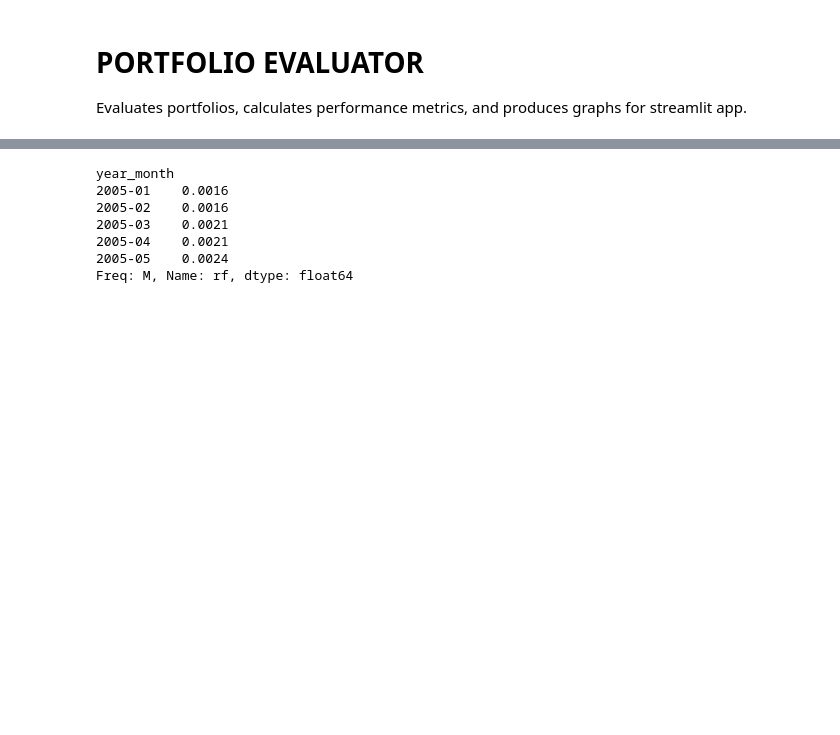
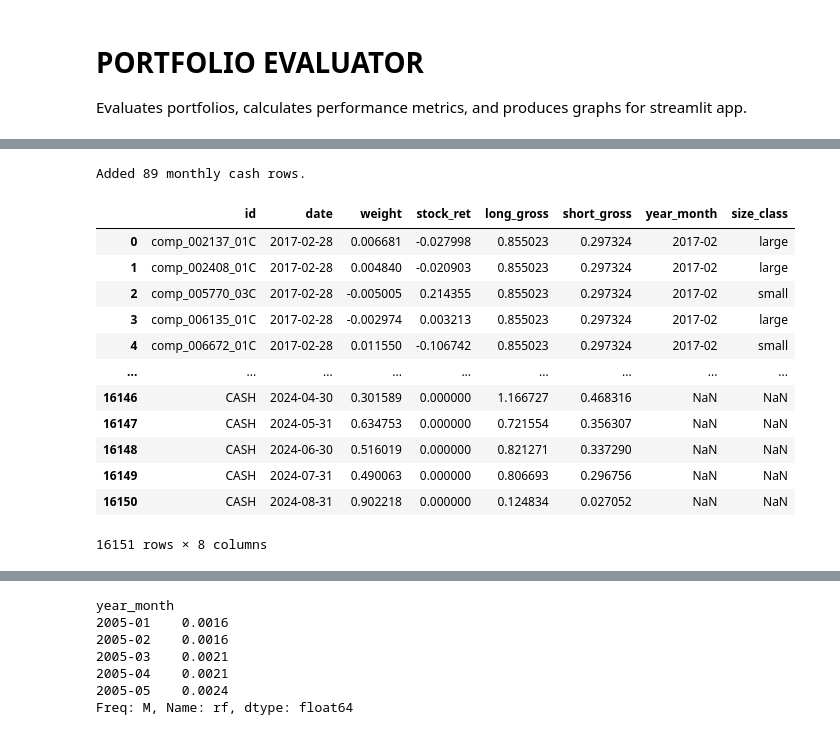
Before and after one commit to ErikHunter04/website, a Jupyter notebook: Evaluate.ipynb, the cells around one changed output, grey strips where cells are left out. Cells and saved outputs as stored; diff of their text form; code cells hidden in the pictures; blank space fills up the shorter version.

```diff
--- a/Evaluate.ipynb
+++ b/Evaluate.ipynb
@@ -80,0 +187,18 @@ portfolio_df.head()
+# %%
+portfolio_df = append_cash_position(portfolio_df)
+portfolio_df
+# %% [output]
+Added 89 monthly cash rows.
+|  | id | date | weight | stock_ret | long_gross | short_gross | year_month | size_class |
+| 0 | comp_002137_01C | 2017-02-28 | 0.006681 | -0.027998 | 0.855023 | 0.297324 | 2017-02 | large |
+| 1 | comp_002408_01C | 2017-02-28 | 0.004840 | -0.020903 | 0.855023 | 0.297324 | 2017-02 | large |
+| 2 | comp_005770_03C | 2017-02-28 | -0.005005 | 0.214355 | 0.855023 | 0.297324 | 2017-02 | small |
+| 3 | comp_006135_01C | 2017-02-28 | -0.002974 | 0.003213 | 0.855023 | 0.297324 | 2017-02 | large |
+| 4 | comp_006672_01C | 2017-02-28 | 0.011550 | -0.106742 | 0.855023 | 0.297324 | 2017-02 | small |
+| ... | ... | ... | ... | ... | ... | ... | ... | ... |
+| 16146 | CASH | 2024-04-30 | 0.301589 | 0.000000 | 1.166727 | 0.468316 | NaN | NaN |
+| 16147 | CASH | 2024-05-31 | 0.634753 | 0.000000 | 0.721554 | 0.356307 | NaN | NaN |
+| 16148 | CASH | 2024-06-30 | 0.516019 | 0.000000 | 0.821271 | 0.337290 | NaN | NaN |
+| 16149 | CASH | 2024-07-31 | 0.490063 | 0.000000 | 0.806693 | 0.296756 | NaN | NaN |
+| 16150 | CASH | 2024-08-31 | 0.902218 | 0.000000 | 0.124834 | 0.027052 | NaN | NaN |
+16151 rows × 8 columns
```
Also changed, not shown: parts of 35 cells of this notebook.
